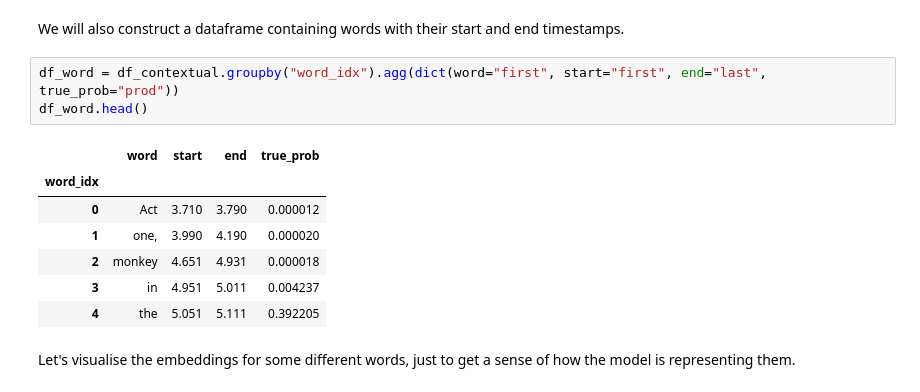
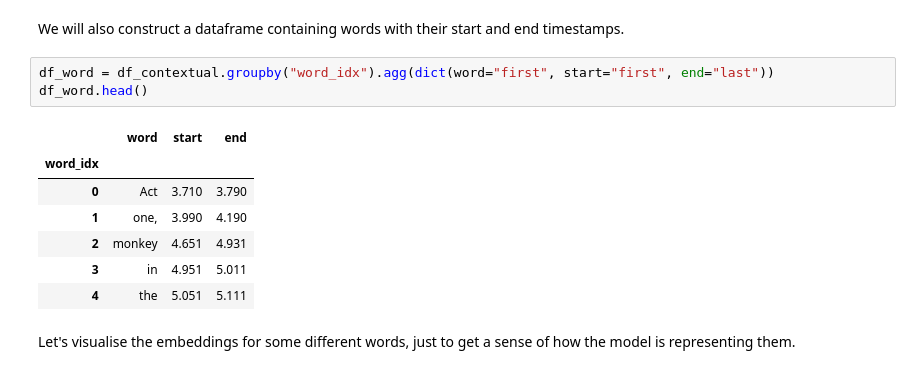
Before and after one commit to bootstrapbill/encoding_model_tutorial, a Jupyter notebook: notebooks/encoding_tutorial.ipynb, the cells around one changed output. Saved outputs shown, nothing was run; the diff lists cells and outputs as text.

```diff
--- a/notebooks/encoding_tutorial.ipynb
+++ b/notebooks/encoding_tutorial.ipynb
@@ -156,16 +156,16 @@ LLM embeddings matrix has shape: (5136, 1600)
 # %% [markdown]
 We will also construct a dataframe containing words with their start and end timestamps.
 # %%
-df_word = df_contextual.groupby("word_idx").agg(dict(word="first", start="first", end="last", true_prob="prod"))
+df_word = df_contextual.groupby("word_idx").agg(dict(word="first", start="first", end="last"))
 df_word.head()
 # %% [output]
-|  | word | start | end | true_prob |
-| word_idx |  |  |  |  |
-| 0 | Act | 3.710 | 3.790 | 0.000012 |
-| 1 | one, | 3.990 | 4.190 | 0.000020 |
-| 2 | monkey | 4.651 | 4.931 | 0.000018 |
-| 3 | in | 4.951 | 5.011 | 0.004237 |
-| 4 | the | 5.051 | 5.111 | 0.392205 |
+|  | word | start | end |
+| word_idx |  |  |  |
+| 0 | Act | 3.710 | 3.790 |
+| 1 | one, | 3.990 | 4.190 |
+| 2 | monkey | 4.651 | 4.931 |
+| 3 | in | 4.951 | 5.011 |
+| 4 | the | 5.051 | 5.111 |
 # %% [markdown]
 Let's visualise the embeddings for some different words, just to get a sense of how the model is representing them.
 # %%
```
Also changed, not shown: parts of 12 cells of this notebook.
